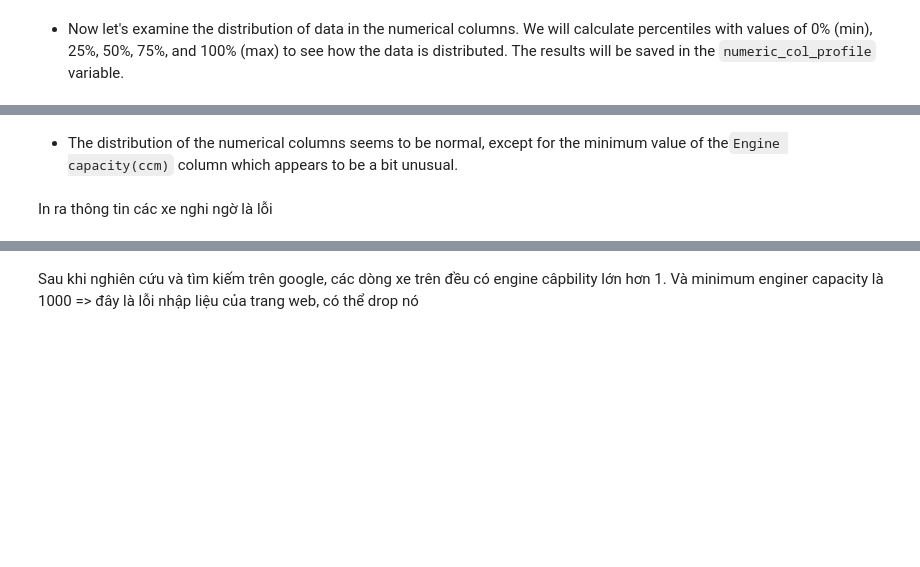
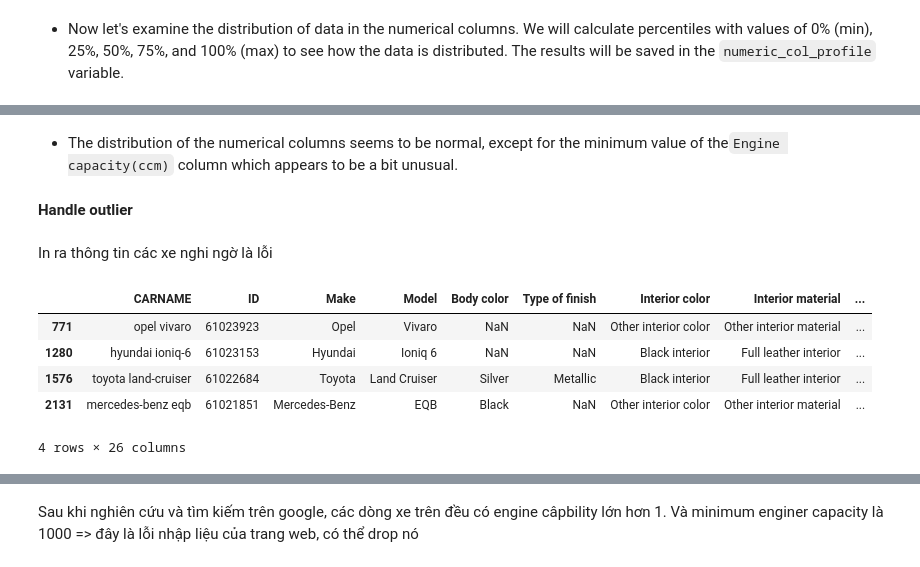
Before and after one commit to MTriNguci/DS_FINAL_PROJ, a Jupyter notebook: 2. Preprocessing.ipynb, the cells around one changed output, grey strips where cells are left out. Drawn from its saved outputs; the diff is of its cells as text; code cells hidden in the pictures; blank space fills up the shorter version.

```diff
--- a/2. Preprocessing.ipynb
+++ b/2. Preprocessing.ipynb
@@ -246,7 +437,16 @@ numeric_col_profile
 # %% [markdown]
 - The distribution of the numerical columns seems to be normal, except for the minimum value of the`Engine capacity(ccm)` column which appears to be a bit unusual.
+
+#### Handle outlier
 # %% [markdown]
 In ra thông tin các xe nghi ngờ là lỗi
 # %%
-#Xem thông titn của xe có Engine capacity(ccm) == 1
-df[df['Engine capacity(ccm)'] == 1]
+#Xem thông tin của xe có Engine capacity(ccm) < 800
+df[df['Engine capacity(ccm)'] < 800]
+# %% [output]
+|  | CARNAME | ID | Make | Model | Body color | Type of finish | Interior color | Interior material | ... |
+| 771 | opel vivaro | 61023923 | Opel | Vivaro | NaN | NaN | Other interior color | Other interior material | ... |
+| 1280 | hyundai ioniq-6 | 61023153 | Hyundai | Ioniq 6 | NaN | NaN | Black interior | Full leather interior | ... |
+| 1576 | toyota land-cruiser | 61022684 | Toyota | Land Cruiser | Silver | Metallic | Black interior | Full leather interior | ... |
+| 2131 | mercedes-benz eqb | 61021851 | Mercedes-Benz | EQB | Black | NaN | Other interior color | Other interior material | ... |
+4 rows × 26 columns
```
Also changed, not shown: parts of 59 cells of this notebook, 4 other files.
